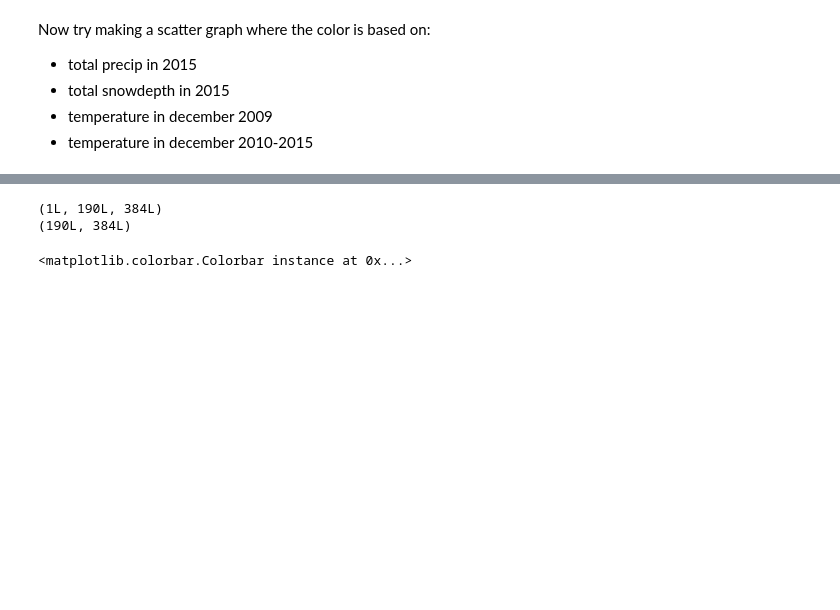
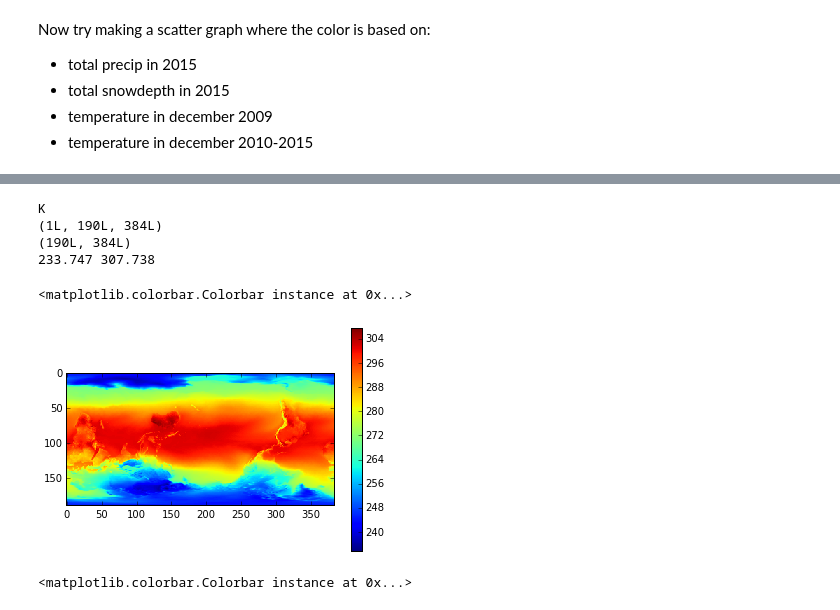
Before and after one commit to story645/EAS213, a Jupyter notebook: july21.ipynb, the cells around one changed output, grey strips where cells are left out. Saved outputs shown, nothing was run; the diff lists cells and outputs as text; code cells hidden in the pictures; blank space fills up the shorter version.

```diff
--- a/july21.ipynb
+++ b/july21.ipynb
@@ -251,9 +268,22 @@ print nc.variables.keys()
 # %%
-data = nc.variables['TMP_2maboveground'][...]
+data = nc.variables['TMP_2maboveground']
+print data.units
 print data.shape
-data = data.squeeze()
+data = data[...].squeeze()#get rid of first dimension
 print data.shape
+print data.min(), data.max()
 # %% [output]
+K
 (1L, 190L, 384L)
 (190L, 384L)
+233.747 307.738
+# %%
+fig = plt.figure()
+ax = fig.add_subplot(1,1,1)
+#imshow shows matrices
+im = ax.imshow(data, interpolation='nearest')
+fig.colorbar(im, ax=ax)
+# %% [output]
+<matplotlib.colorbar.Colorbar instance at 0x...>
+[figure, added]
 # %%
```
Also changed, not shown: parts of 10 cells of this notebook.
